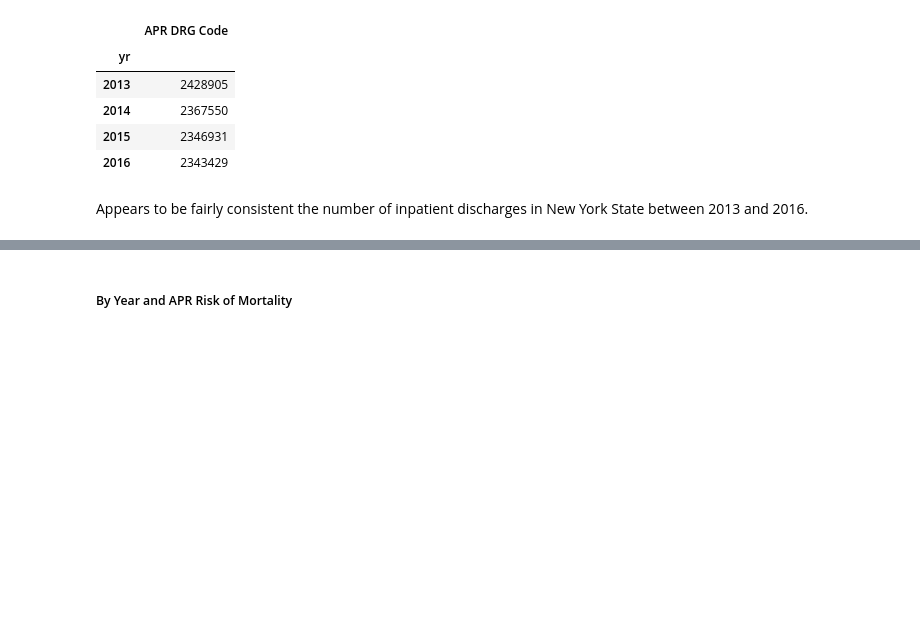
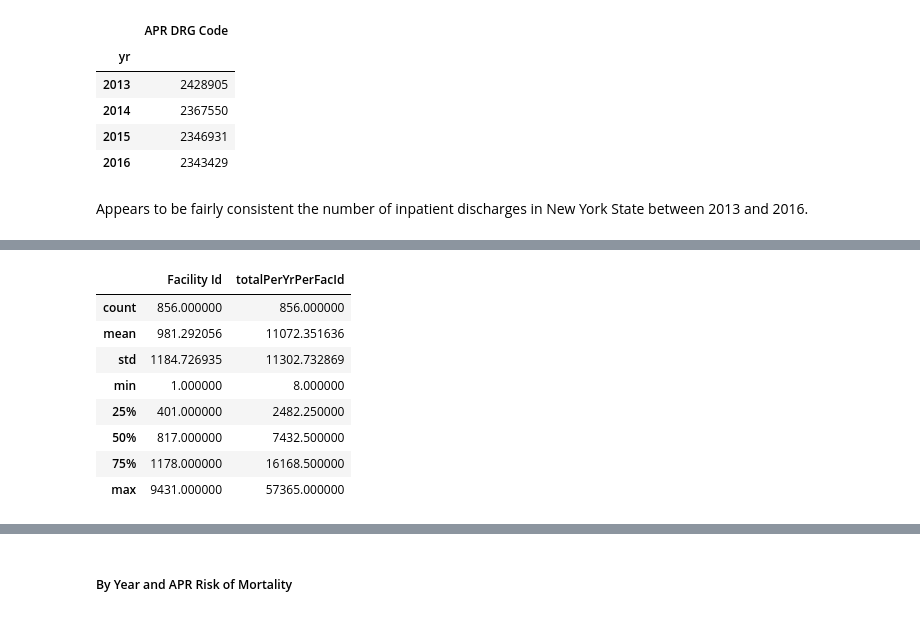
Before and after one commit to meiguan/nycHospitalPricing, a Jupyter notebook: 3_compileDischargesHospitalCensusData.ipynb, the cells around one changed output, grey strips where cells are left out. Cells and saved outputs as stored; diff of their text form; code cells hidden in the pictures; blank space fills up the shorter version.

```diff
--- a/3_compileDischargesHospitalCensusData.ipynb
+++ b/3_compileDischargesHospitalCensusData.ipynb
@@ -205,0 +208,4 @@ Appears to be fairly consistent the number of inpatient discharges in New York S
+# %%
+totalDischargesFac = sparcsAll.groupby(['yr', 'Facility Id']).count()[['APR DRG Code']].reset_index()\
+.rename(index=str, columns={"APR DRG Code":"totalPerYrPerFacId"})
+totalDischargesFac.head()
@@ -205,0 +219,12 @@ Appears to be fairly consistent the number of inpatient discharges in New York S
+# %%
+totalDischargesFac.describe()
+# %% [output]
+|  | Facility Id | totalPerYrPerFacId |
+| count | 856.000000 | 856.000000 |
+| mean | 981.292056 | 11072.351636 |
+| std | 1184.726935 | 11302.732869 |
+| min | 1.000000 | 8.000000 |
+| 25% | 401.000000 | 2482.250000 |
+| 50% | 817.000000 | 7432.500000 |
+| 75% | 1178.000000 | 16168.500000 |
+| max | 9431.000000 | 57365.000000 |
```
Also changed, not shown: parts of 8 cells of this notebook, 1 other file.
